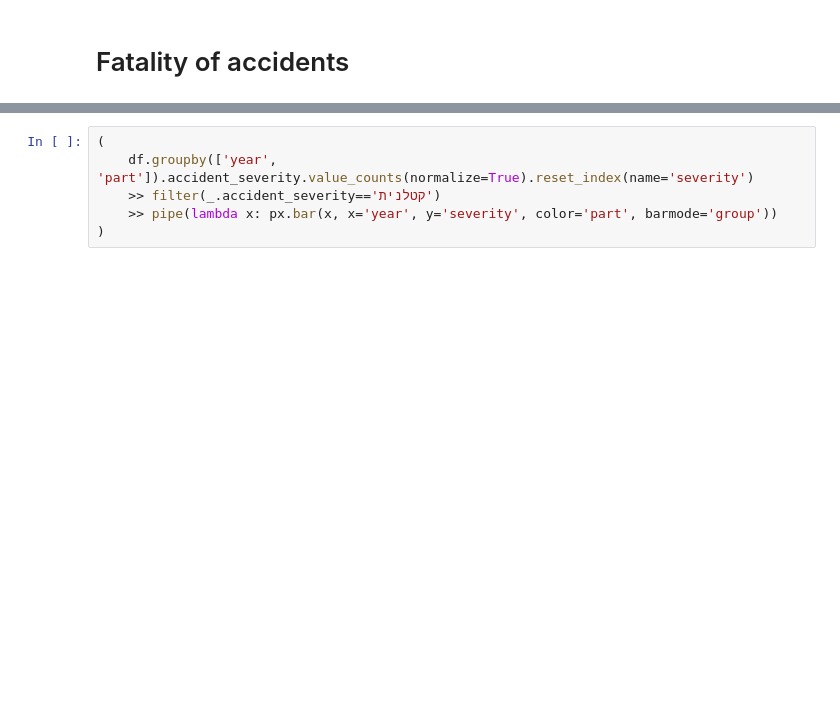
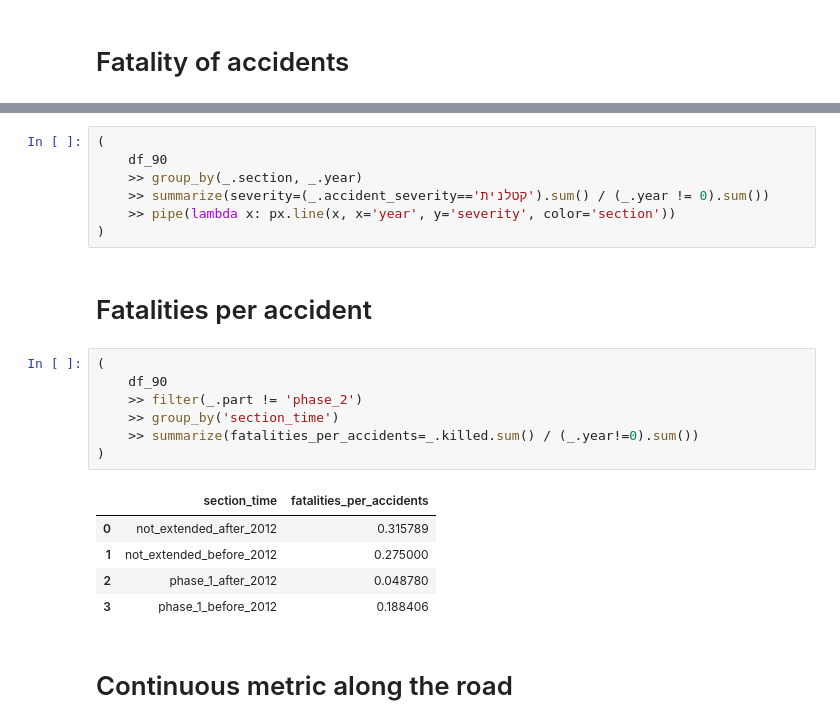
Before and after one commit to omrihar/k90, a Jupyter notebook: notebooks/summary_statistics.ipynb, the cells around one changed output, grey strips where cells are left out. Saved outputs shown, nothing was run; the diff lists cells and outputs as text; blank space fills up the shorter version.

Commit message:
Translate values to English for modelling

```diff
--- a/notebooks/summary_statistics.ipynb
+++ b/notebooks/summary_statistics.ipynb
@@ -224,6 +220,24 @@ df_90.groupby('section_time').accident_severity.value_counts(normalize=True).res
 # %%
 (
-    df.groupby(['year', 'part']).accident_severity.value_counts(normalize=True).reset_index(name='severity')
-    >> filter(_.accident_severity=='קטלנית')
-    >> pipe(lambda x: px.bar(x, x='year', y='severity', color='part', barmode='group'))
+    df_90
+    >> group_by(_.section, _.year)
+    >> summarize(severity=(_.accident_severity=='קטלנית').sum() / (_.year != 0).sum())
+    >> pipe(lambda x: px.line(x, x='year', y='severity', color='section'))
 )
+# %% [markdown]
+# Fatalities per accident
+# %%
+(
+    df_90
+    >> filter(_.part != 'phase_2')
+    >> group_by('section_time')
+    >> summarize(fatalities_per_accidents=_.killed.sum() / (_.year!=0).sum())
+)
+# %% [output]
+|  | section_time | fatalities_per_accidents |
+| 0 | not_extended_after_2012 | 0.315789 |
+| 1 | not_extended_before_2012 | 0.275000 |
+| 2 | phase_1_after_2012 | 0.048780 |
+| 3 | phase_1_before_2012 | 0.188406 |
+# %% [markdown]
+# Continuous metric along the road
```
Also changed, not shown: parts of 18 cells of this notebook, 8 other files.
